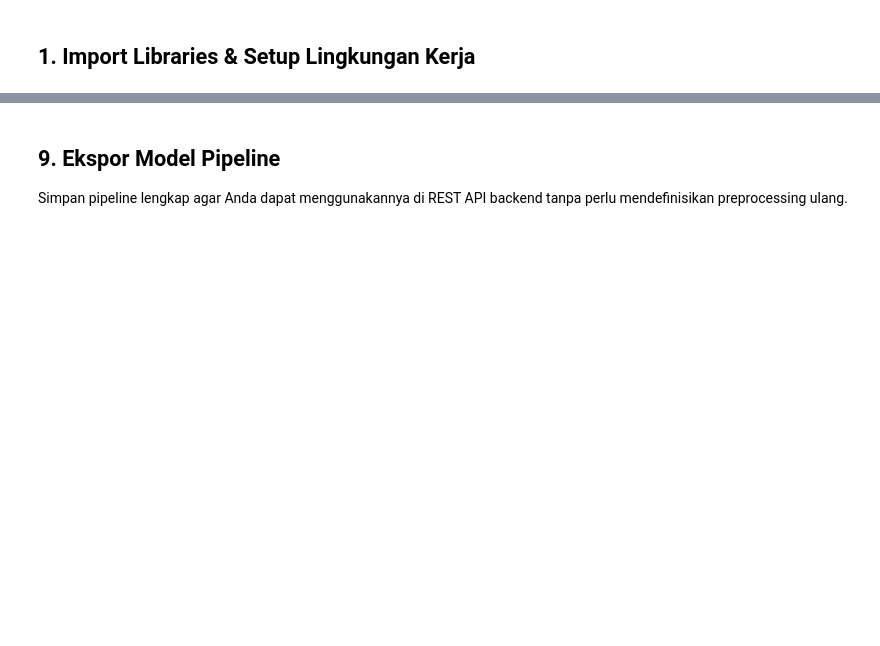
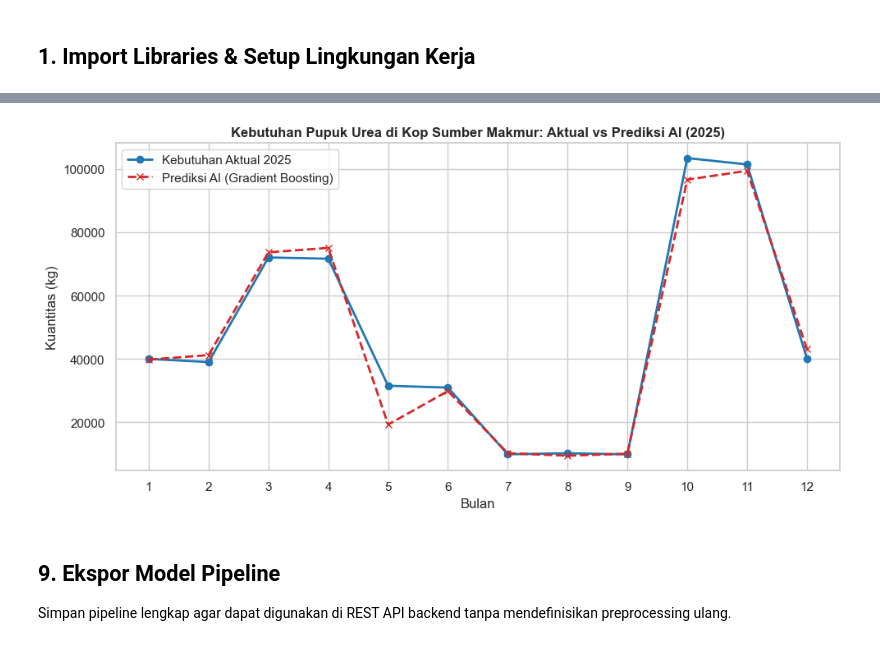
Before and after one commit to OlanIsm/TechnoScape-2026-Hackathon, a Jupyter notebook: VolumeMind/volumemind_training.ipynb, the cells around one changed output, grey strips where cells are left out. Cells and saved outputs as stored; diff of their text form; code cells hidden in the pictures; blank space fills up the shorter version.

```diff
--- a/VolumeMind/volumemind_training.ipynb
+++ b/VolumeMind/volumemind_training.ipynb
@@ -127,18 +153,19 @@ preprocessor = ColumnTransformer(
     remainder='passthrough'
 )
 
-# 2. Definisikan pipeline model utuh dengan regulasi
+# 2. Definisikan pipeline model utuh dengan GradientBoostingRegressor teroptimasi
 model_pipeline = Pipeline(steps=[
     ('preprocessor', preprocessor),
-    ('regressor', RandomForestRegressor(
-        n_estimators=100,
-        max_depth=8,
+    ('regressor', GradientBoostingRegressor(
+        n_estimators=200,
+        learning_rate=0.1,
+        max_depth=4,
         min_samples_leaf=4,
-        min_samples_split=10,
+        min_samples_split=2,
         random_state=42
     ))
 ])
 
 # 3. Latih model
 model_pipeline.fit(X_train, y_train)
-print('Model RandomForest berhasil dilatih!')
+print('Model Gradient Boosting berhasil dilatih!')
@@ -208,26 +247,28 @@ plt.show()
 # %%
 # Grafik 4: Visualisasi Perbandingan Nilai Aktual vs Prediksi Model pada tahun 2025
 eval_df = X_test.copy()
 eval_df['Aktual'] = y_test
 eval_df['Prediksi'] = y_test_pred
 eval_df = eval_df.sort_values(by='bulan')
 
-# Ambil contoh untuk Koperasi 'kop-sumber-makmur' dan pupuk 'Urea'
-sample_df = eval_df[(eval_df['id_koperasi'] == 'kop-sumber-makmur') & (eval_df['jenis_pupuk'] == 'Urea')]
+# Ambil contoh untuk Koperasi 'Koperasi Sumber Makmur' dan pupuk 'Pupuk Urea Granul' (disesuaikan dengan nilai riil dataset)
+sample_df = eval_df[(eval_df['id_koperasi'] == 'Koperasi Sumber Makmur') & (eval_df['jenis_pupuk'] == 'Pupuk Urea Granul')]
 
 plt.figure(figsize=(10, 5))
 plt.plot(sample_df['bulan'], sample_df['Aktual'], label='Kebutuhan Aktual 2025', marker='o', linewidth=2, color='#1f77b4')
-plt.plot(sample_df['bulan'], sample_df['Prediksi'], label='Prediksi AI (Random Forest)', marker='x', linestyle='--', linewidth=2, color='#d62728')
+plt.plot(sample_df['bulan'], sample_df['Prediksi'], label='Prediksi AI (Gradient Boosting)', marker='x', linestyle='--', linewidth=2, color='#d62728')
 plt.title('Kebutuhan Pupuk Urea di Kop Sumber Makmur: Aktual vs Prediksi AI (2025)', fontsize=12, fontweight='bold')
 plt.xlabel('Bulan')
 plt.ylabel('Kuantitas (kg)')
 plt.xticks(range(1, 13))
 plt.legend()
 plt.tight_layout()
 plt.show()
+# %% [output]
+[figure, added]
 # %% [markdown]
 ## 9. Ekspor Model Pipeline
-Simpan pipeline lengkap agar Anda dapat menggunakannya di REST API backend tanpa perlu mendefinisikan preprocessing ulang.
+Simpan pipeline lengkap agar dapat digunakan di REST API backend tanpa mendefinisikan preprocessing ulang.
 # %%
 model_filename = 'demand_forecasting_model.joblib'
 joblib.dump(model_pipeline, model_filename)
```
Also changed, not shown: parts of 21 cells of this notebook, 4 other files.
